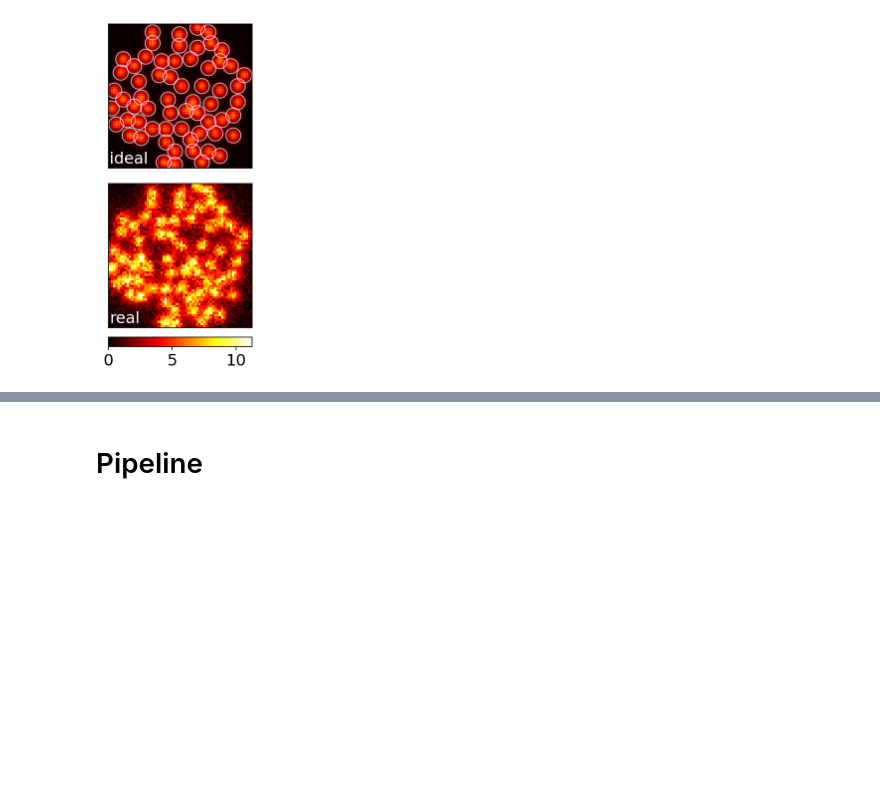
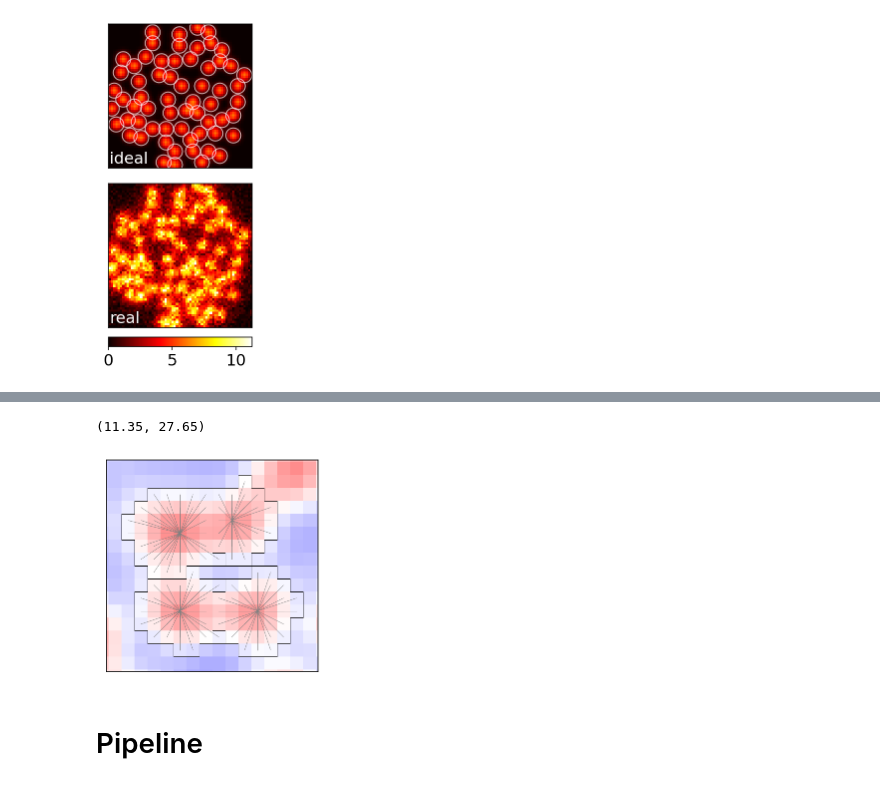
Before and after one commit to szarma/Physio_Ca, a Jupyter notebook: docs/materials_and_methods.ipynb, the cells around one changed output, grey strips where cells are left out. Saved outputs shown, nothing was run; the diff lists cells and outputs as text; code cells hidden in the pictures; blank space fills up the shorter version.

```diff
--- a/docs/materials_and_methods.ipynb
+++ b/docs/materials_and_methods.ipynb
@@ -193,0 +199,28 @@ fig2.savefig("figures/regions_kernels.pdf")
+# %%
+fig3 = plt.figure(figsize=(3,3))
+ax = fig3.add_axes([0.01,.01,.98,.98])
+ax.set_xticks([])
+ax.set_yticks([])
+df = regions[kk].df
+# for i in df.index:
+# for i in [14,15,16,7]:
+ixs = [11,12,18,20]
+for i in ixs:
+    pk = df.loc[i,"peak"]
+    for pt in df.loc[i,"pixels"]:
+        ax.plot(*np.array([pt,pk]).T[::-1],
+                marker=None,
+                c="grey",
+#                 c="C%i"%(i%10),
+                lw=.4,
+               )
+xl = ax.get_xlim()
+yl = ax.get_ylim()
+regions[kk].plotEdges(ix=ixs,color="k",spline=False,ax=ax,image=False)
+ax.imshow(dimage, cmap="bwr",vmax=2,vmin=-2)
+ax.set_xlim(xl[0]-1,xl[1]+1)
+ax.set_ylim(yl[0]-1,yl[1]+1)
+# ax.set_ylim(yl)
+# %% [output]
+(11.35, 27.65)
+[figure, added]
```
Also changed, not shown: parts of 2 cells of this notebook, 1 other file.
